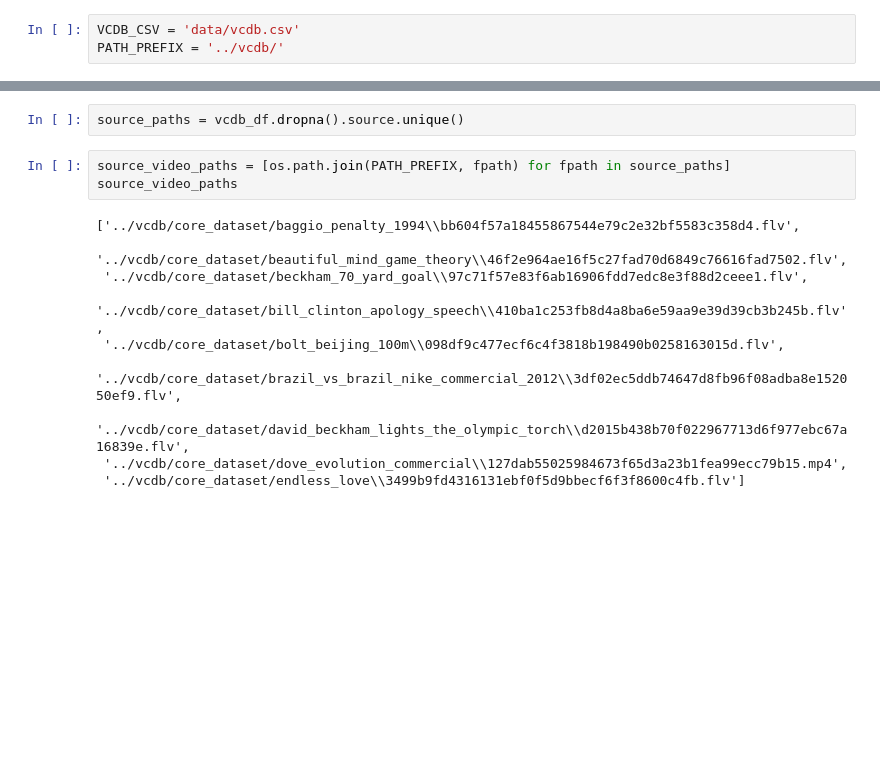
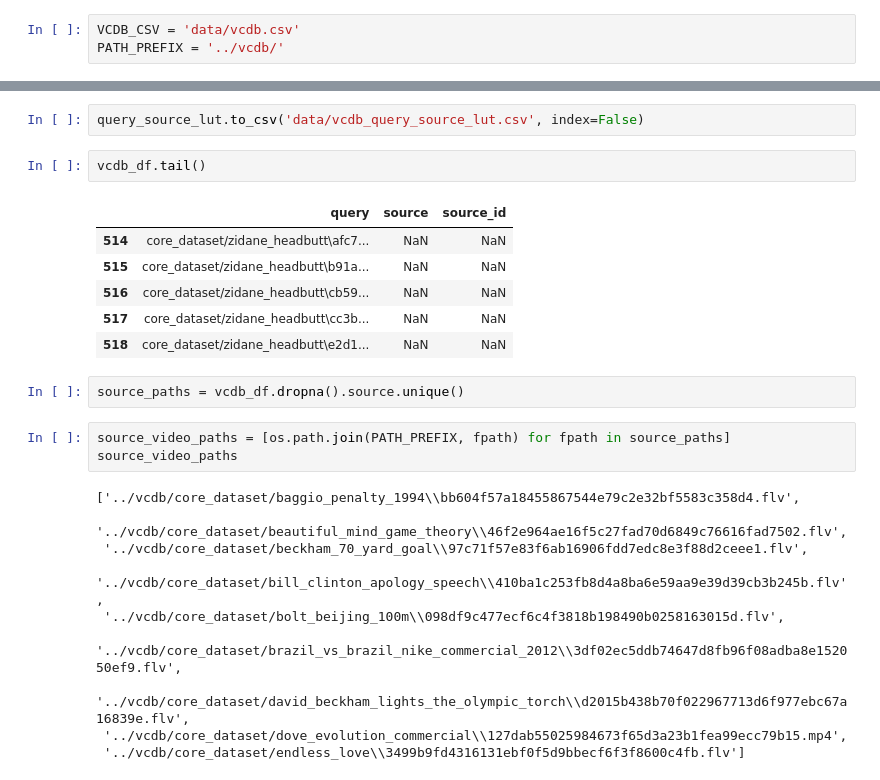
Before and after one commit to btseytlin/vzam, a Jupyter notebook: notebooks/evaluate_vcdb.ipynb, the cells around one changed output, grey strips where cells are left out. Drawn from its saved outputs; the diff is of its cells as text; blank space fills up the shorter version.

```diff
--- a/notebooks/evaluate_vcdb.ipynb
+++ b/notebooks/evaluate_vcdb.ipynb
@@ -49,3 +67,14 @@ vcdb_df.head()
+# %%
+query_source_lut.to_csv('data/vcdb_query_source_lut.csv', index=False)
+# %%
+vcdb_df.tail()
+# %% [output]
+|  | query | source | source_id |
+| 514 | core_dataset/zidane_headbutt\afc7... | NaN | NaN |
+| 515 | core_dataset/zidane_headbutt\b91a... | NaN | NaN |
+| 516 | core_dataset/zidane_headbutt\cb59... | NaN | NaN |
+| 517 | core_dataset/zidane_headbutt\cc3b... | NaN | NaN |
+| 518 | core_dataset/zidane_headbutt\e2d1... | NaN | NaN |
 # %%
 source_paths = vcdb_df.dropna().source.unique()
 # %%
```
Also changed, not shown: parts of 14 cells of this notebook, 1 other file.
